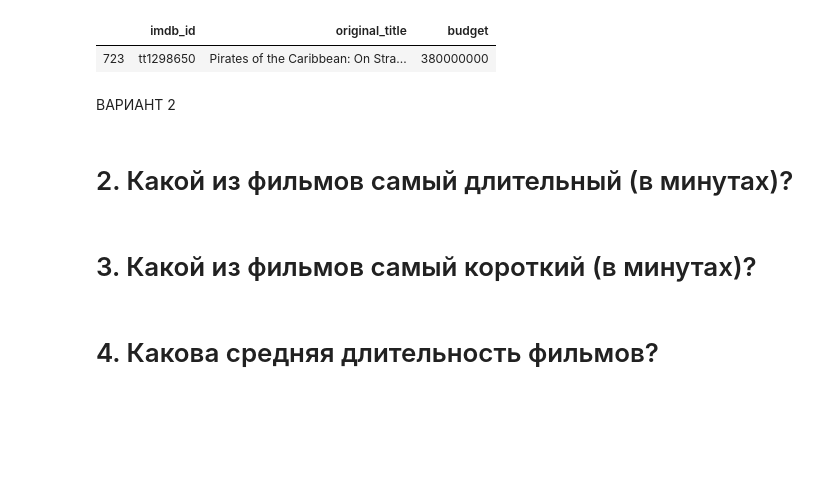
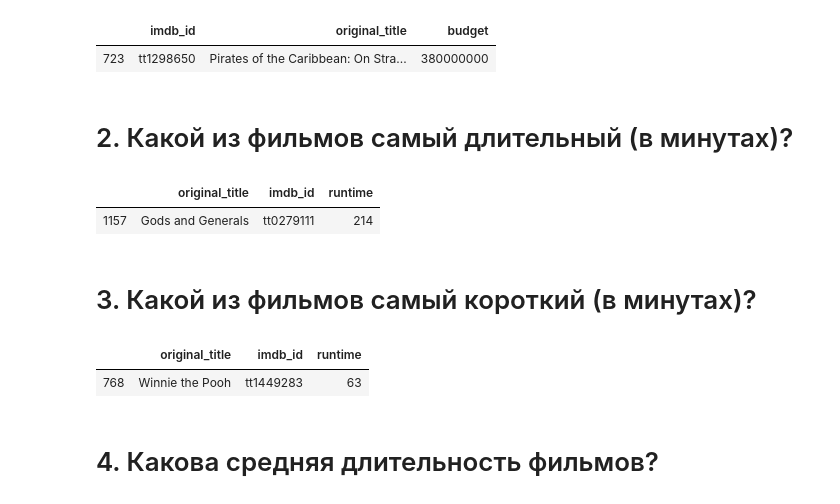
Before and after one commit to sashakang/skillfactory_rds, a Jupyter notebook: Movies_IMBD_v4.1_TEMPLATE.ipynb, the cells around one changed output. Cells and saved outputs as stored; diff of their text form; code cells hidden in the pictures; blank space fills up the shorter version.

```diff
--- a/Movies_IMBD_v4.1_TEMPLATE.ipynb
+++ b/Movies_IMBD_v4.1_TEMPLATE.ipynb
@@ -39,2 +37,0 @@ answers['1'] = 'Pirates of the Caribbean: On Stranger Tides (tt1298650)'
-# %% [markdown]
-ВАРИАНТ 2
@@ -49,6 +44,12 @@ answers['2'] = '...'
 # %%
-data[data.runtime == max(data.runtime)][['original_title', 'runtime']]
+data[data.runtime == max(data.runtime)][['original_title', 'imdb_id', 'runtime']]
+# %% [output]
+|  | original_title | imdb_id | runtime |
+| 1157 | Gods and Generals | tt0279111 | 214 |
 # %% [markdown]
 # 3. Какой из фильмов самый короткий (в минутах)?
 # %%
-data[data.runtime == min(data.runtime)][['original_title', 'runtime', 'imdb_id']]
+data[data.runtime == min(data.runtime)][['original_title', 'imdb_id', 'runtime']]
+# %% [output]
+|  | original_title | imdb_id | runtime |
+| 768 | Winnie the Pooh | tt1449283 | 63 |
```
Also changed, not shown: parts of 72 cells of this notebook, 1 other file.
